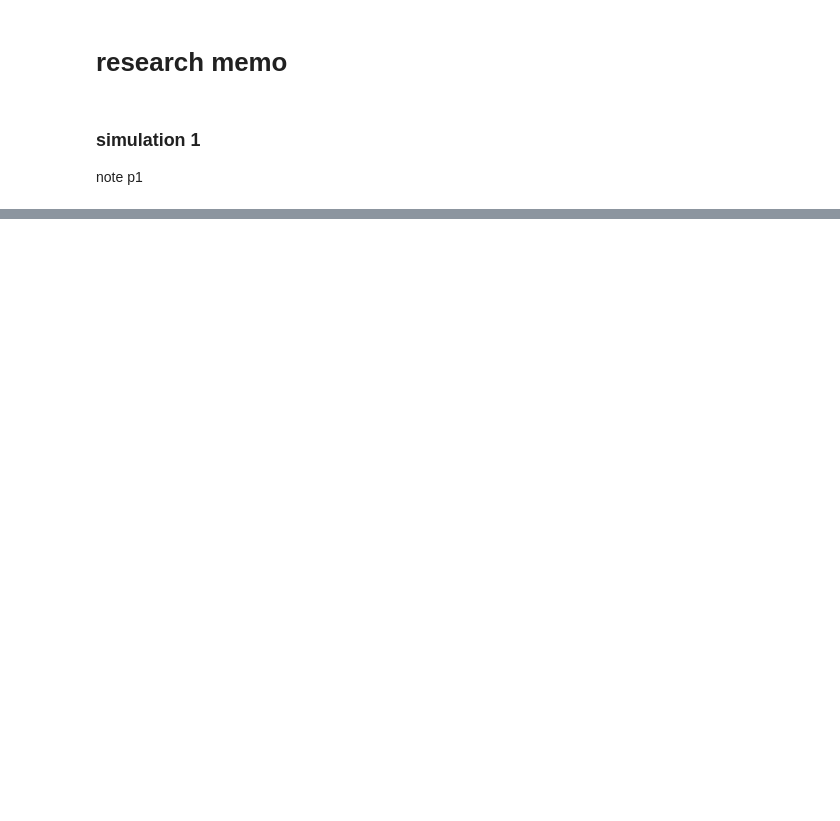
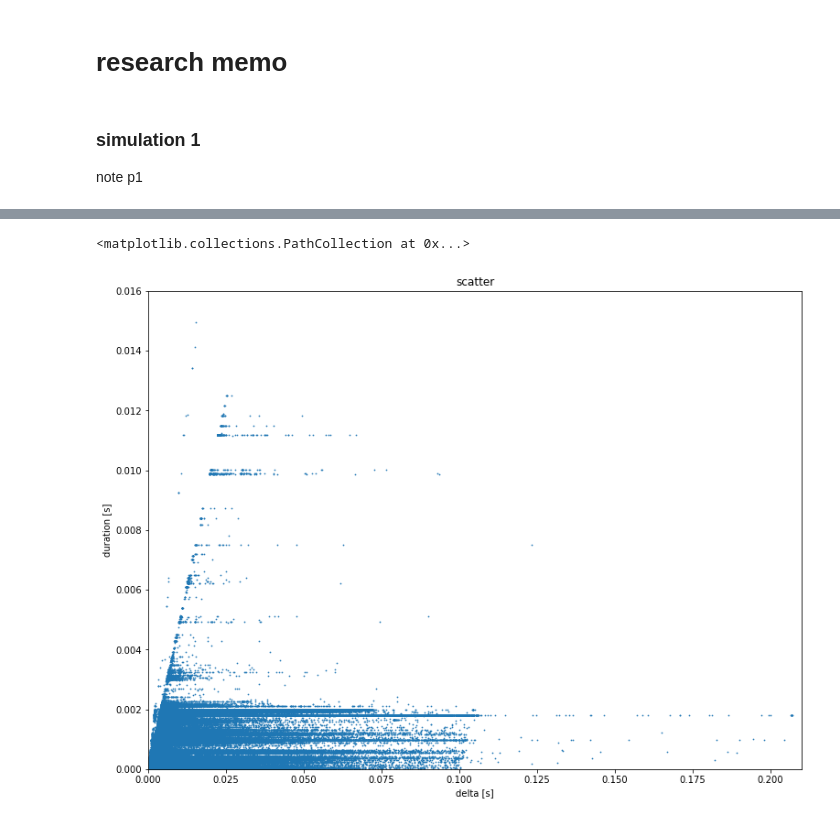
Before and after one commit to hamusita/master_research, a Jupyter notebook: simulations/simulation.ipynb, the cells around one changed output, grey strips where cells are left out. Cells and saved outputs as stored; diff of their text form; code cells hidden in the pictures; blank space fills up the shorter version.

Commit message:
plot duration/time_delta on simulation1

```diff
--- a/simulations/simulation.ipynb
+++ b/simulations/simulation.ipynb
@@ -34,0 +52,3 @@ df.head(10)
+# %%
+df = df[df["Unnamed: 12"].isnull()]
+df.head(-10)
@@ -34,0 +89,6 @@ df.head(10)
+# %%
+df = df[["wlan_radio.duration", "frame.time_delta"]]
+df["wlan_radio.duration"] = df["wlan_radio.duration"].astype("float64") * 10**(-6)
+df["frame.time_delta"] = df["frame.time_delta"].astype("float64")
+df["time_delta"] =  df["wlan_radio.duration"] +  df["frame.time_delta"]
+df.head(10)
@@ -34,0 +107,3 @@ df.head(10)
+# %%
+df["duty_cycle"] = df["wlan_radio.duration"] / df["time_delta"]
+df.head(10)
@@ -34,0 +122,15 @@ df.head(10)
+# %%
+%matplotlib inline
+import matplotlib.pyplot as plt
+
+percent = [100, 60, 40, 20]
+plt.figure(figsize=(12.8, 9.6))
+plt.title("scatter")
+plt.ylabel("duration [s]")
+plt.xlabel("delta [s]")
+plt.ylim(0, 0.016)
+plt.xlim(0, 0.21)
+plt.scatter(df["time_delta"], df["wlan_radio.duration"], s=0.5)
+# %% [output]
+<matplotlib.collections.PathCollection at 0x...>
+[figure, added]
```
Also changed, not shown: parts of 11 cells of this notebook.
